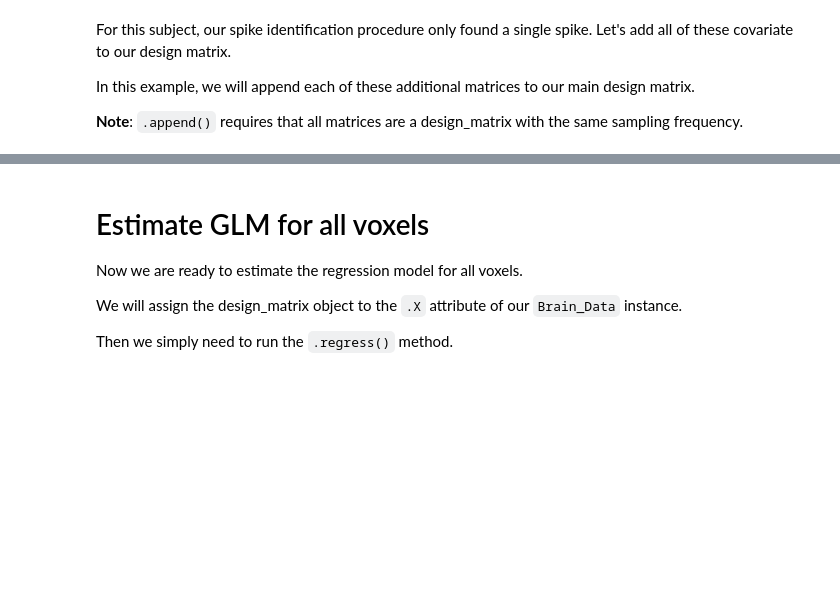
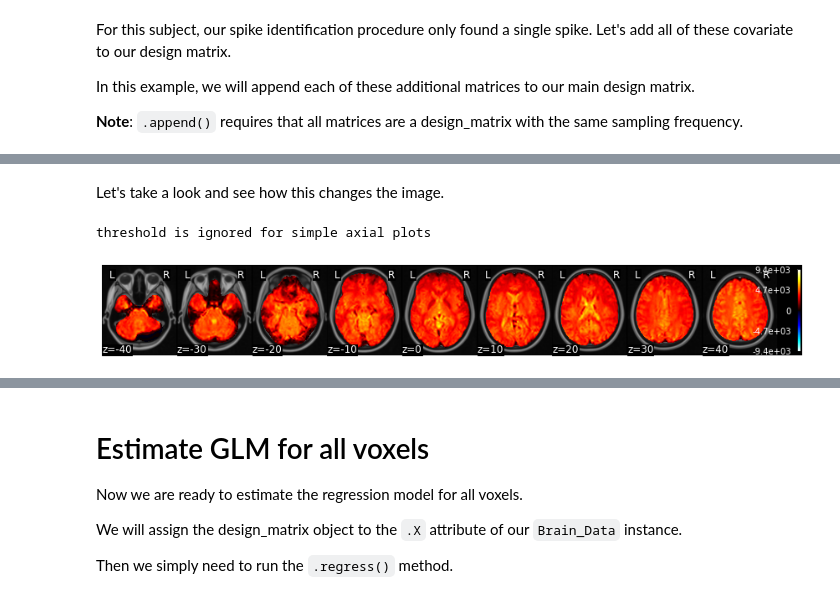
Before and after one commit to ljchang/dartbrains, a Jupyter notebook: content/features/notebooks/9_GLM_Single_Subject_Model.ipynb, the cells around one changed output, grey strips where cells are left out. Saved outputs shown, nothing was run; the diff lists cells and outputs as text; code cells hidden in the pictures; blank space fills up the shorter version.

```diff
--- a/content/features/notebooks/9_GLM_Single_Subject_Model.ipynb
+++ b/content/features/notebooks/9_GLM_Single_Subject_Model.ipynb
@@ -300,0 +311,7 @@ dm_conv_filt_poly_cov.heatmap(cmap='RdBu_r', vmin=-1,vmax=1)
+# %% [markdown]
+Let's take a look and see how this changes the image.
+# %%
+data.mean().plot()
+# %% [output]
+threshold is ignored for simple axial plots
+[figure, added]
```
Also changed, not shown: parts of 21 cells of this notebook, 9 other files.
